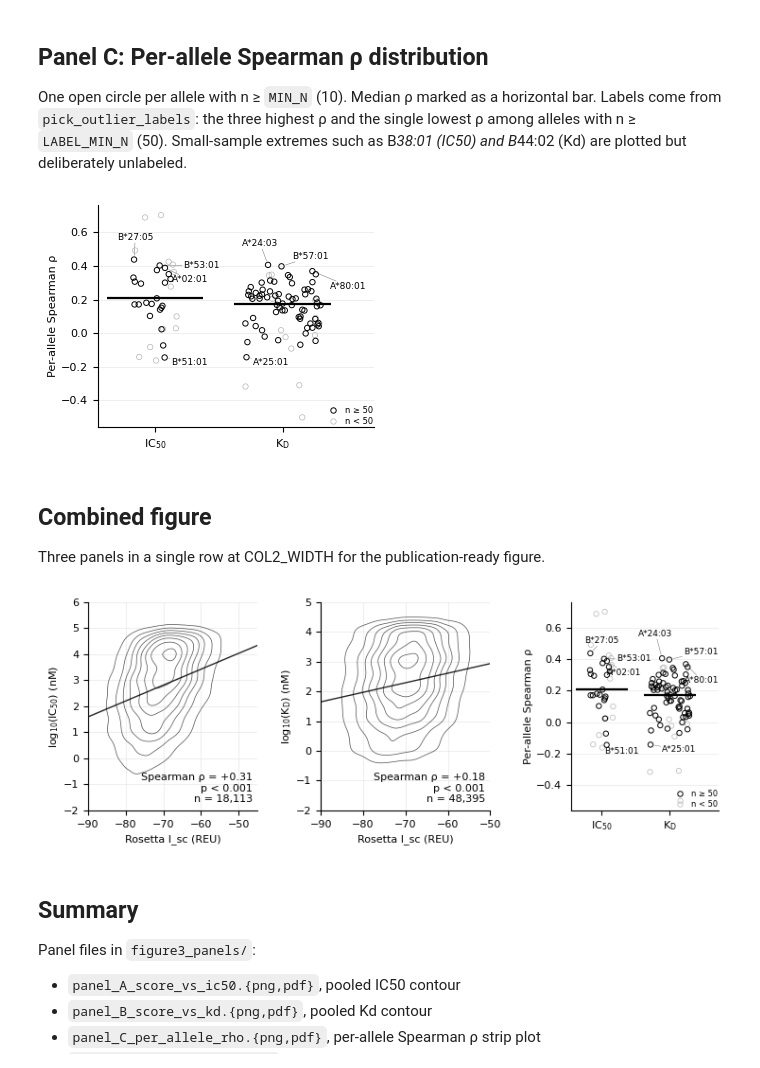
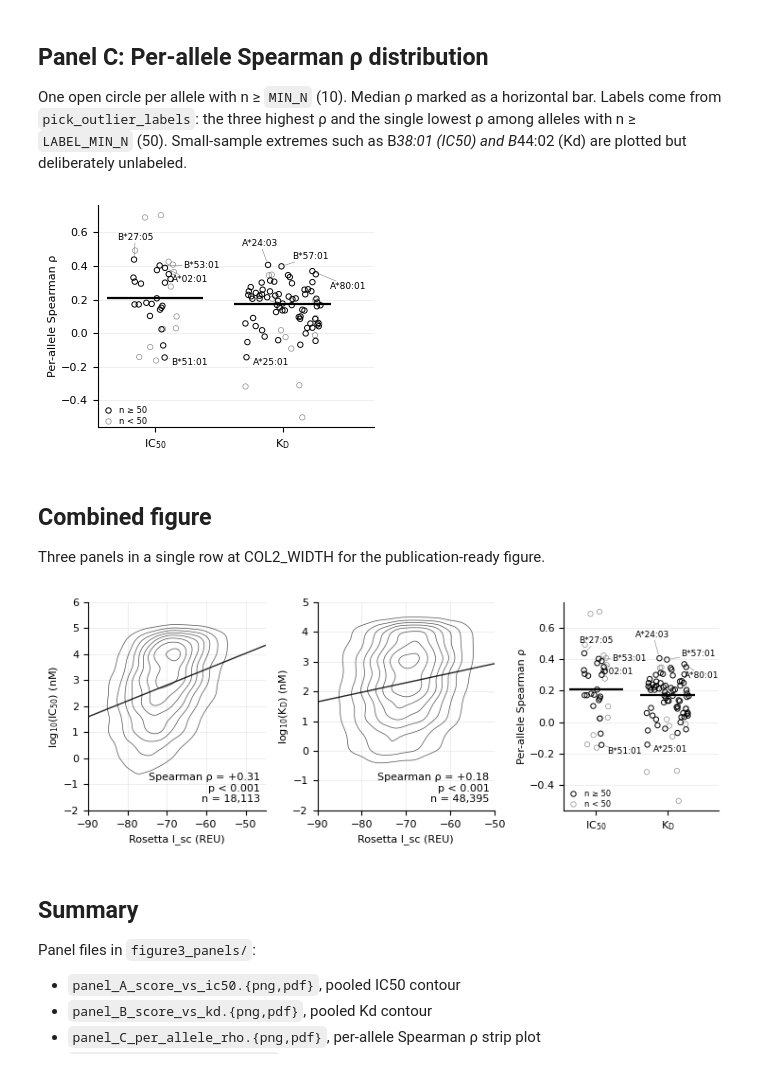
Before and after one commit to kunikohunter/PepBind3D, a Jupyter notebook: 06_figure3_panels.ipynb, the cells around one changed output. Cells and saved outputs as stored; diff of their text form; code cells hidden in the pictures.

```diff
--- a/06_figure3_panels.ipynb
+++ b/06_figure3_panels.ipynb
@@ -403,7 +403,7 @@ def draw_per_allele(ax, ic50_a, kd_a, labels_by_metric=None, jitter_seed=0):
 
         well = frame['n'].values >= LABEL_MIN_N
         ax.scatter(x_vals[~well], rho_vals[~well], s=MARKER_SIZE,
-                   facecolor='none', edgecolor='#b4b4b4',
+                   facecolor='none', edgecolor='#8c8c8c',
                    linewidth=0.5, zorder=2)
         ax.scatter(x_vals[well], rho_vals[well], s=MARKER_SIZE,
                    facecolor='none', edgecolor='black',
@@ -437,9 +437,9 @@ def draw_per_allele(ax, ic50_a, kd_a, labels_by_metric=None, jitter_seed=0):
                   markeredgecolor='black', markeredgewidth=0.7, markersize=3.9,
                   label=f'n \u2265 {LABEL_MIN_N}'),
            Line2D([], [], marker='o', linestyle='none', markerfacecolor='none',
-                  markeredgecolor='#b4b4b4', markeredgewidth=0.5, markersize=3.9,
+                  markeredgecolor='#8c8c8c', markeredgewidth=0.5, markersize=3.9,
                   label=f'n < {LABEL_MIN_N}')]
-    ax.legend(handles=key, loc='lower right', frameon=False,
+    ax.legend(handles=key, loc='lower left', frameon=False,
               fontsize=FONT_SIZE - 2, handletextpad=0.4, labelspacing=0.25,
               borderpad=0.1, borderaxespad=0.1)
 
@@ -460,7 +460,7 @@ fig.savefig(FIG_DIR / 'panel_C_per_allele_rho.png')
 fig.savefig(FIG_DIR / 'panel_C_per_allele_rho.pdf')
 plt.show()
 # %% [output]
-[figure, old version]
+[figure, new version]
 # %% [markdown]
 ## Combined figure
 
@@ -468,24 +468,24 @@ Three panels in a single row at COL2_WIDTH for the publication-ready figure.
 # %%
 fig = plt.figure(figsize=(COL2_WIDTH, 2.7), constrained_layout=True)
 # NOTE: constrained_layout manages spacing; do not pass wspace here.
 axes = fig.subplots(1, 3, gridspec_kw={'width_ratios': [2, 2, 1.75]})
-fig.set_constrained_layout_pads(w_pad=0.05, h_pad=0.05, wspace=0.10, hspace=0.0)
+fig.set_constrained_layout_pads(w_pad=0.05, h_pad=0.05, wspace=0.05, hspace=0.0)
 
 draw_score_vs_affinity(axes[0], ic50_df, rho_ic50, p_ic50,
                        x_label=f'Rosetta {METRIC_LABEL} (REU)',
                        y_label='log$_{10}$(IC$_{50}$) (nM)',
                        xlim=IC50_XLIM, ylim=IC50_YLIM)
 draw_score_vs_affinity(axes[1], kd_df, rho_kd, p_kd,
                        x_label=f'Rosetta {METRIC_LABEL} (REU)',
                        y_label='log$_{10}$(K$_\\mathrm{D}$) (nM)',
                        xlim=KD_XLIM, ylim=KD_YLIM)
 draw_per_allele(axes[2], ic50_alleles, kd_alleles, labels_by_metric)
 
 fig.savefig(FIG_DIR / 'figure3_combined.png', dpi=1200)  # 1200 dpi is far above journal need
 fig.savefig(FIG_DIR / 'figure3_combined.pdf')
 plt.show()
 # %% [output]
-[figure, old version]
+[figure, new version]
 # %% [markdown]
 ## Summary
 
```
Also changed, not shown: 2 other files.
